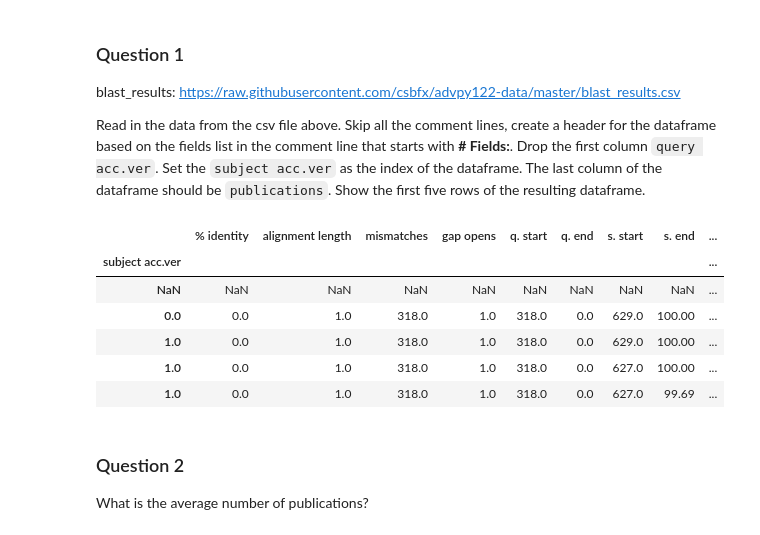
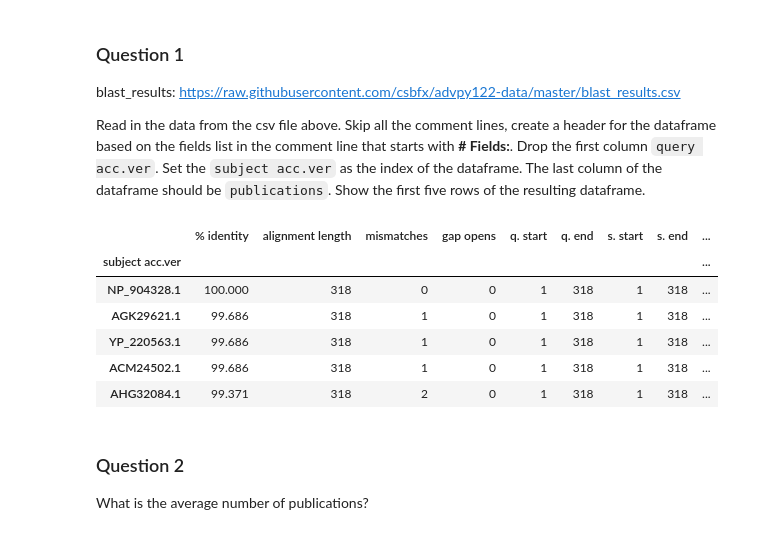
Before and after one commit to CS133-DataVisualization/cl-and-homework-aziamimoh, a Jupyter notebook: module4/M04_HW04_complicated.ipynb, the cells around one changed output. Saved outputs shown, nothing was run; the diff lists cells and outputs as text; code cells hidden in the pictures.

```diff
--- a/module4/M04_HW04_complicated.ipynb
+++ b/module4/M04_HW04_complicated.ipynb
@@ -11,22 +11,27 @@ Read in the data from the csv file above. Skip all the comment lines, create a h
 # %%
 import pandas as pd
 
 url = "https://raw.githubusercontent.com/csbfx/advpy122-data/master/blast_results.csv"
 
 fields = [
     'query acc.ver', 'subject acc.ver', '% identity', 'alignment length',
     'mismatches', 'gap opens', 'q. start', 'q. end', 's. start',
-    's. end', 'evalue', 'bit score', 'publications'
+    's. end', 'evalue', 'bit score', '% positives', 'bonds', 'publications', 'nan'
 ]
+
+df = pd.read_csv(url, names=fields, header=None, skiprows=7)
+df = df.drop(columns=['nan'])
+df.drop(columns=['query acc.ver'], inplace=True)
+df.set_index('subject acc.ver', inplace=True)
 df.head()
 # %% [output]
 |  | % identity | alignment length | mismatches | gap opens | q. start | q. end | s. start | s. end | ... |
 | subject acc.ver |  |  |  |  |  |  |  |  | ... |
-| NaN | NaN | NaN | NaN | NaN | NaN | NaN | NaN | NaN | ... |
-| 0.0 | 0.0 | 1.0 | 318.0 | 1.0 | 318.0 | 0.0 | 629.0 | 100.00 | ... |
-| 1.0 | 0.0 | 1.0 | 318.0 | 1.0 | 318.0 | 0.0 | 629.0 | 100.00 | ... |
-| 1.0 | 0.0 | 1.0 | 318.0 | 1.0 | 318.0 | 0.0 | 627.0 | 100.00 | ... |
-| 1.0 | 0.0 | 1.0 | 318.0 | 1.0 | 318.0 | 0.0 | 627.0 | 99.69 | ... |
+| NP_904328.1 | 100.000 | 318 | 0 | 0 | 1 | 318 | 1 | 318 | ... |
+| AGK29621.1 | 99.686 | 318 | 1 | 0 | 1 | 318 | 1 | 318 | ... |
+| YP_220563.1 | 99.686 | 318 | 1 | 0 | 1 | 318 | 1 | 318 | ... |
+| ACM24502.1 | 99.686 | 318 | 1 | 0 | 1 | 318 | 1 | 318 | ... |
+| AHG32084.1 | 99.371 | 318 | 2 | 0 | 1 | 318 | 1 | 318 | ... |
 # %% [markdown]
 ### Question 2
 What is the average number of publications?
```
Also changed, not shown: parts of 9 cells of this notebook, 1 other file.
